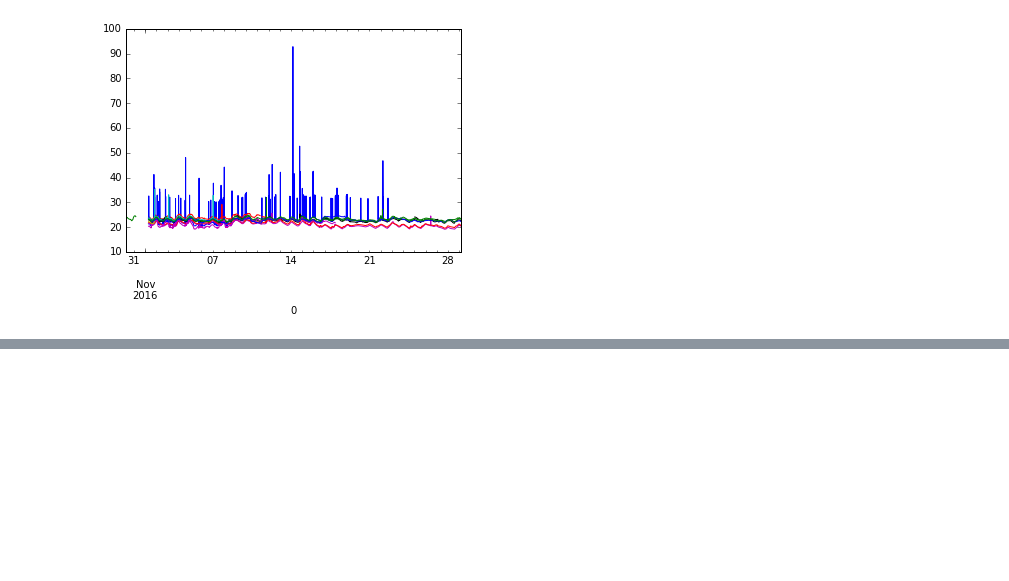
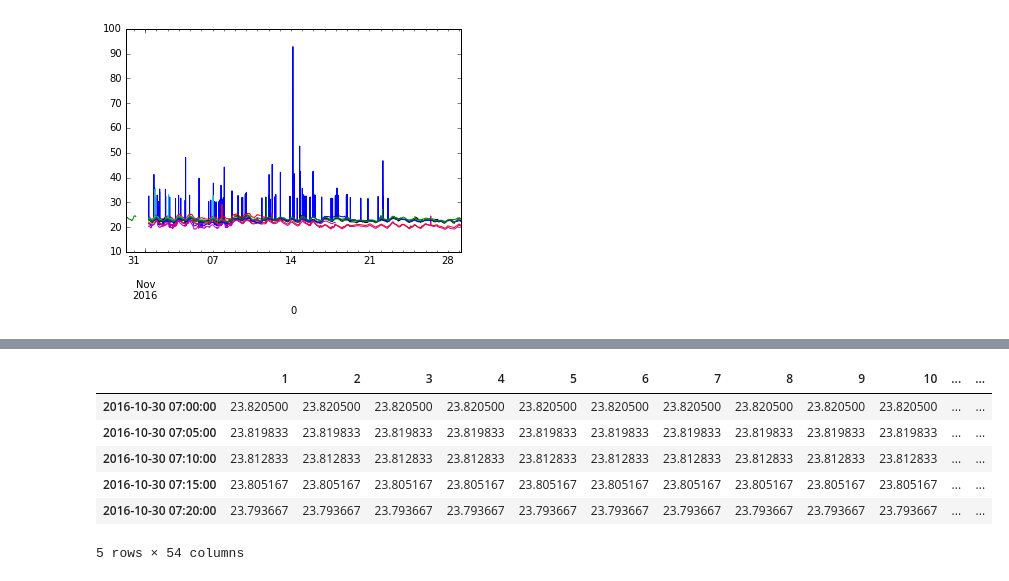
Before and after one commit to gtfierro/cs281project, a Jupyter notebook: Idea1.ipynb, the cells around one changed output, grey strips where cells are left out. Saved outputs shown, nothing was run; the diff lists cells and outputs as text; code cells hidden in the pictures; blank space fills up the shorter version.

```diff
--- a/Idea1.ipynb
+++ b/Idea1.ipynb
@@ -258,2 +271,12 @@ for row in current.iterrows():
+# %%
+result.head()
+# %% [output]
+|  | 1 | 2 | 3 | 4 | 5 | 6 | 7 | 8 | 9 | 10 | ... | ... |
+| 2016-10-30 07:00:00 | 23.820500 | 23.820500 | 23.820500 | 23.820500 | 23.820500 | 23.820500 | 23.820500 | 23.820500 | 23.820500 | 23.820500 | ... | ... |
+| 2016-10-30 07:05:00 | 23.819833 | 23.819833 | 23.819833 | 23.819833 | 23.819833 | 23.819833 | 23.819833 | 23.819833 | 23.819833 | 23.819833 | ... | ... |
+| 2016-10-30 07:10:00 | 23.812833 | 23.812833 | 23.812833 | 23.812833 | 23.812833 | 23.812833 | 23.812833 | 23.812833 | 23.812833 | 23.812833 | ... | ... |
+| 2016-10-30 07:15:00 | 23.805167 | 23.805167 | 23.805167 | 23.805167 | 23.805167 | 23.805167 | 23.805167 | 23.805167 | 23.805167 | 23.805167 | ... | ... |
+| 2016-10-30 07:20:00 | 23.793667 | 23.793667 | 23.793667 | 23.793667 | 23.793667 | 23.793667 | 23.793667 | 23.793667 | 23.793667 | 23.793667 | ... | ... |
+5 rows × 54 columns
 # %%
 # compute whether or not temperature going up or not
```
Also changed, not shown: parts of 10 cells of this notebook, 1 other file.
